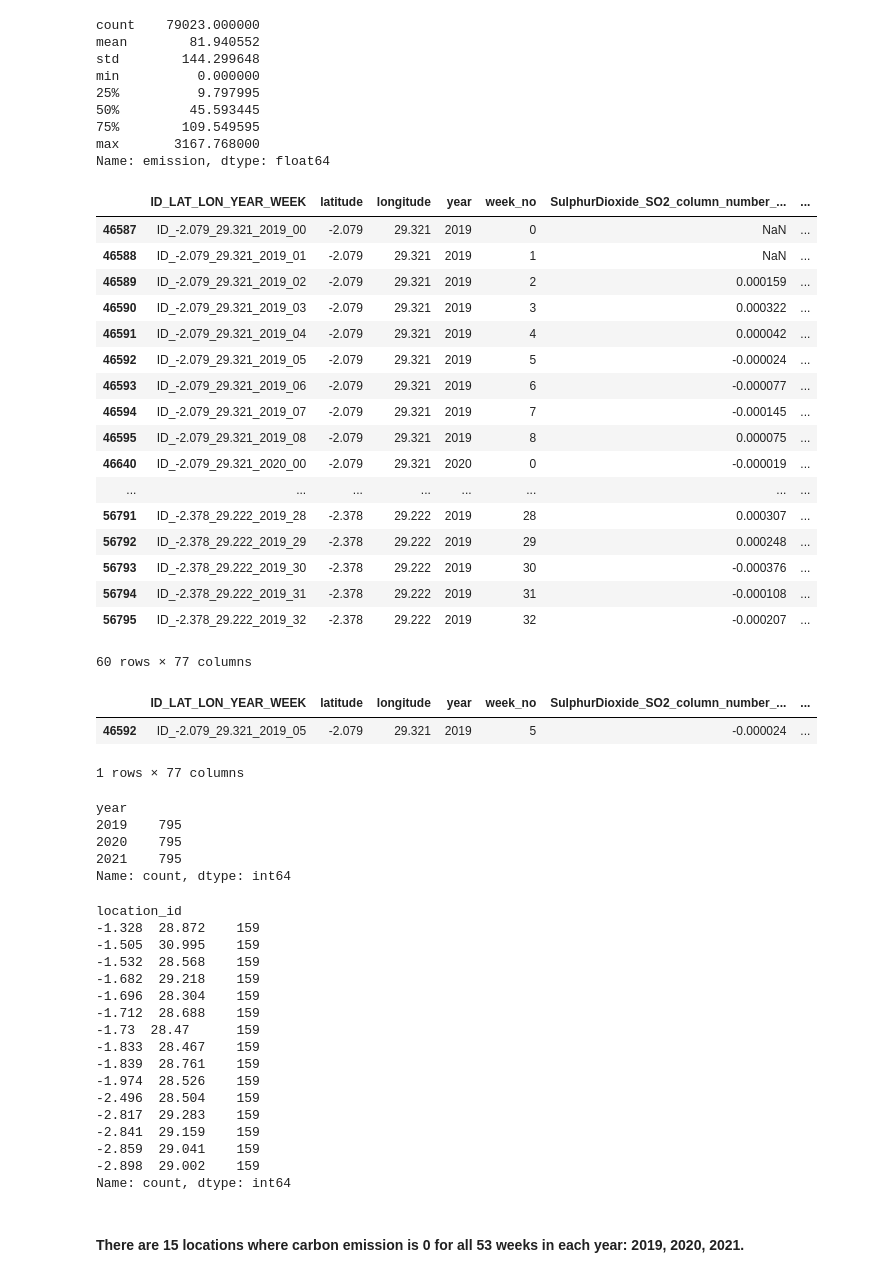
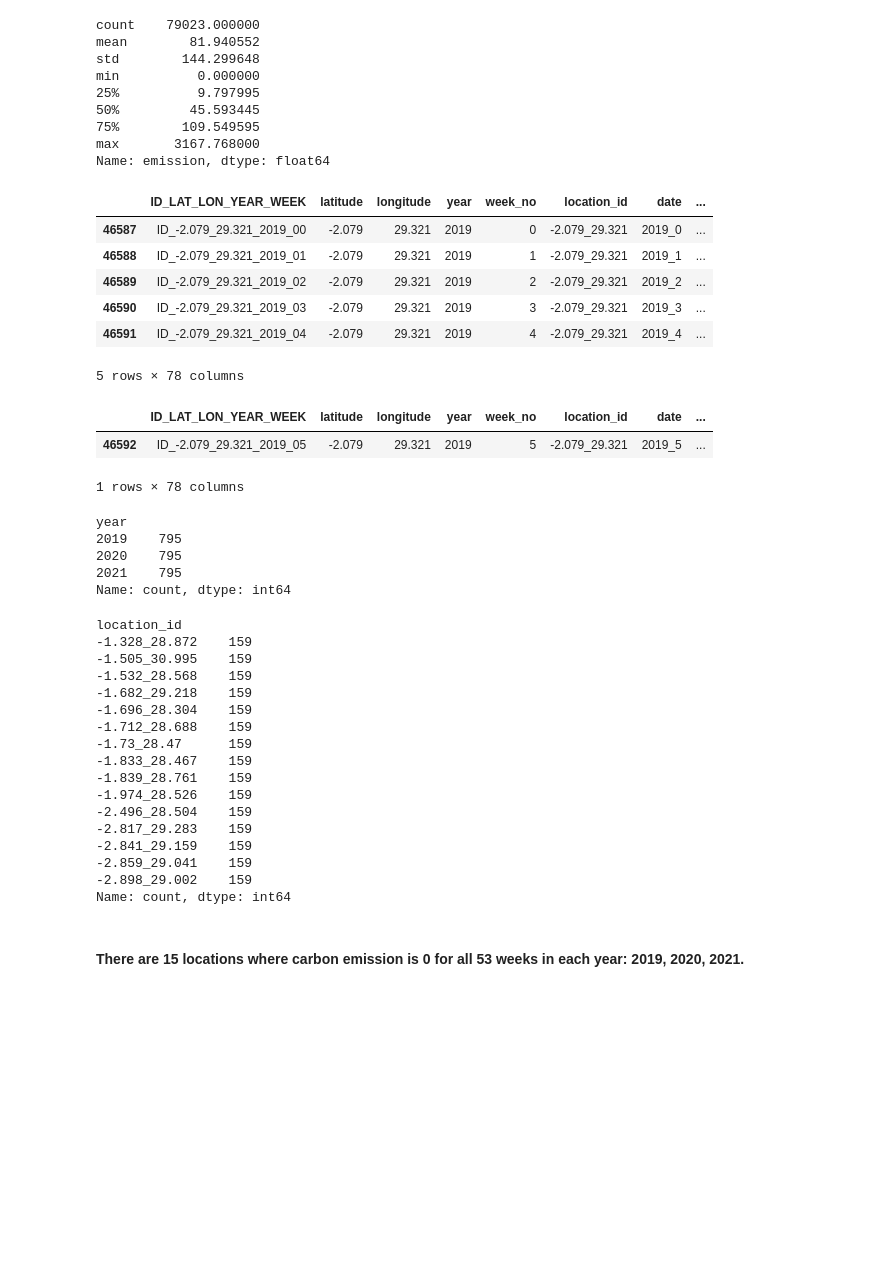
Before and after one commit to aschlecht1/MLM24_Predict-CO2-Emissions-in-Rwanda, a Jupyter notebook: CO2 Emissions (ML Marathon 2024).ipynb, the cells around one changed output. Drawn from its saved outputs; the diff is of its cells as text; code cells hidden in the pictures; blank space fills up the shorter version.

```diff
--- a/CO2 Emissions (ML Marathon 2024).ipynb
+++ b/CO2 Emissions (ML Marathon 2024).ipynb
@@ -59,4 +66,11 @@ print("Total rows of data=", len(unique_latlongs) * 159)
 Total rows of data= 79023
 # %%
 # Make a location column in this form: "latitude_longitude"
-df["location_id"] = df["latitude"].astype(str) + '  ' + df["longitude"].astype(str)
+df["location_id"] = df["latitude"].astype(str) + '_' + df["longitude"].astype(str)
+df["date"] = df["year"].astype(str) + '_' + df["week_no"].astype(str)
+
+# Rearrange columns
+columns = list(df.columns)
+columns.insert(5, columns.pop(columns.index('location_id'))) # columns.pop(columns.index('location_id') contains the string "location_id"
+columns.insert(6, columns.pop(columns.index('date')))
+df = df[columns]
@@ -108,33 +136,22 @@ Name: emission, dtype: float64
 # %%
 # High emission indices
 high_emissions_df = df.loc[df["emission"] > 2000]
-high_emissions_df.head(60)
+high_emissions_df.head()
 # %% [output]
-|  | ID_LAT_LON_YEAR_WEEK | latitude | longitude | year | week_no | SulphurDioxide_SO2_column_number_... | ... |
-| 46587 | ID_-2.079_29.321_2019_00 | -2.079 | 29.321 | 2019 | 0 | NaN | ... |
-| 46588 | ID_-2.079_29.321_2019_01 | -2.079 | 29.321 | 2019 | 1 | NaN | ... |
-| 46589 | ID_-2.079_29.321_2019_02 | -2.079 | 29.321 | 2019 | 2 | 0.000159 | ... |
-| 46590 | ID_-2.079_29.321_2019_03 | -2.079 | 29.321 | 2019 | 3 | 0.000322 | ... |
-| 46591 | ID_-2.079_29.321_2019_04 | -2.079 | 29.321 | 2019 | 4 | 0.000042 | ... |
-| 46592 | ID_-2.079_29.321_2019_05 | -2.079 | 29.321 | 2019 | 5 | -0.000024 | ... |
-| 46593 | ID_-2.079_29.321_2019_06 | -2.079 | 29.321 | 2019 | 6 | -0.000077 | ... |
-| 46594 | ID_-2.079_29.321_2019_07 | -2.079 | 29.321 | 2019 | 7 | -0.000145 | ... |
-| 46595 | ID_-2.079_29.321_2019_08 | -2.079 | 29.321 | 2019 | 8 | 0.000075 | ... |
-| 46640 | ID_-2.079_29.321_2020_00 | -2.079 | 29.321 | 2020 | 0 | -0.000019 | ... |
-| ... | ... | ... | ... | ... | ... | ... | ... |
-| 56791 | ID_-2.378_29.222_2019_28 | -2.378 | 29.222 | 2019 | 28 | 0.000307 | ... |
-| 56792 | ID_-2.378_29.222_2019_29 | -2.378 | 29.222 | 2019 | 29 | 0.000248 | ... |
-| 56793 | ID_-2.378_29.222_2019_30 | -2.378 | 29.222 | 2019 | 30 | -0.000376 | ... |
-| 56794 | ID_-2.378_29.222_2019_31 | -2.378 | 29.222 | 2019 | 31 | -0.000108 | ... |
-| 56795 | ID_-2.378_29.222_2019_32 | -2.378 | 29.222 | 2019 | 32 | -0.000207 | ... |
+|  | ID_LAT_LON_YEAR_WEEK | latitude | longitude | year | week_no | location_id | date | ... |
+| 46587 | ID_-2.079_29.321_2019_00 | -2.079 | 29.321 | 2019 | 0 | -2.079_29.321 | 2019_0 | ... |
+| 46588 | ID_-2.079_29.321_2019_01 | -2.079 | 29.321 | 2019 | 1 | -2.079_29.321 | 2019_1 | ... |
+| 46589 | ID_-2.079_29.321_2019_02 | -2.079 | 29.321 | 2019 | 2 | -2.079_29.321 | 2019_2 | ... |
+| 46590 | ID_-2.079_29.321_2019_03 | -2.079 | 29.321 | 2019 | 3 | -2.079_29.321 | 2019_3 | ... |
+| 46591 | ID_-2.079_29.321_2019_04 | -2.079 | 29.321 | 2019 | 4 | -2.079_29.321 | 2019_4 | ... |
-60 rows × 77 columns
+5 rows × 78 columns
 # %%
 # Emission max index
 df.loc[df["emission"] == df["emission"].max()]
 # %% [output]
-|  | ID_LAT_LON_YEAR_WEEK | latitude | longitude | year | week_no | SulphurDioxide_SO2_column_number_... | ... |
-| 46592 | ID_-2.079_29.321_2019_05 | -2.079 | 29.321 | 2019 | 5 | -0.000024 | ... |
+|  | ID_LAT_LON_YEAR_WEEK | latitude | longitude | year | week_no | location_id | date | ... |
+| 46592 | ID_-2.079_29.321_2019_05 | -2.079 | 29.321 | 2019 | 5 | -2.079_29.321 | 2019_5 | ... |
-1 rows × 77 columns
+1 rows × 78 columns
 # %%
 # Emission min indices
 min_emissions_df = df.loc[df["emission"] == df["emission"].min()]
@@ -149,21 +166,21 @@ Name: count, dtype: int64
 min_emissions_df["location_id"].value_counts()
 # %% [output]
 location_id
--1.328  28.872    159
--1.505  30.995    159
--1.532  28.568    159
--1.682  29.218    159
--1.696  28.304    159
--1.712  28.688    159
--1.73  28.47      159
--1.833  28.467    159
--1.839  28.761    159
--1.974  28.526    159
--2.496  28.504    159
--2.817  29.283    159
--2.841  29.159    159
--2.859  29.041    159
--2.898  29.002    159
+-1.328_28.872    159
+-1.505_30.995    159
+-1.532_28.568    159
+-1.682_29.218    159
+-1.696_28.304    159
+-1.712_28.688    159
+-1.73_28.47      159
+-1.833_28.467    159
+-1.839_28.761    159
+-1.974_28.526    159
+-2.496_28.504    159
+-2.817_29.283    159
+-2.841_29.159    159
+-2.859_29.041    159
+-2.898_29.002    159
 Name: count, dtype: int64
 # %% [markdown]
 #### There are 15 locations where carbon emission is 0 for all 53 weeks in each year: 2019, 2020, 2021.
```
Also changed, not shown: parts of 80 cells of this notebook, 1 other file.
